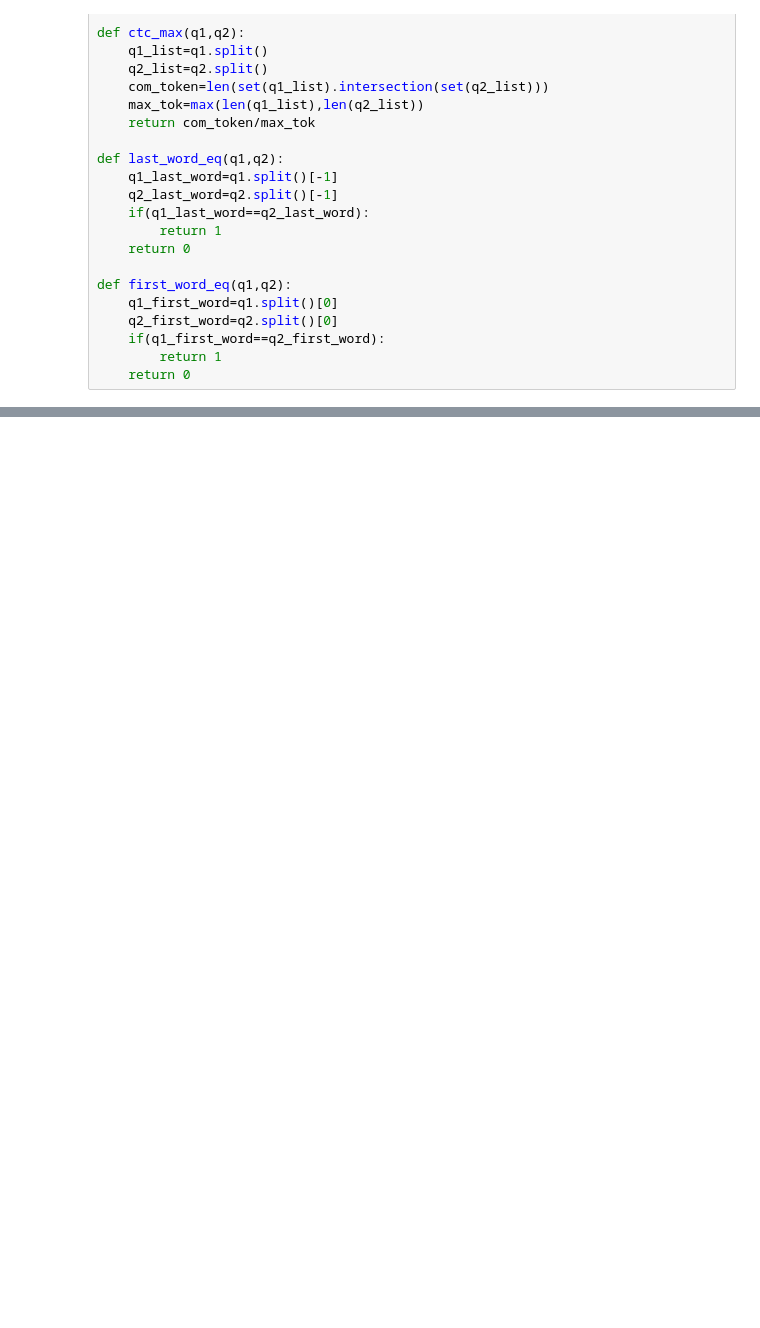
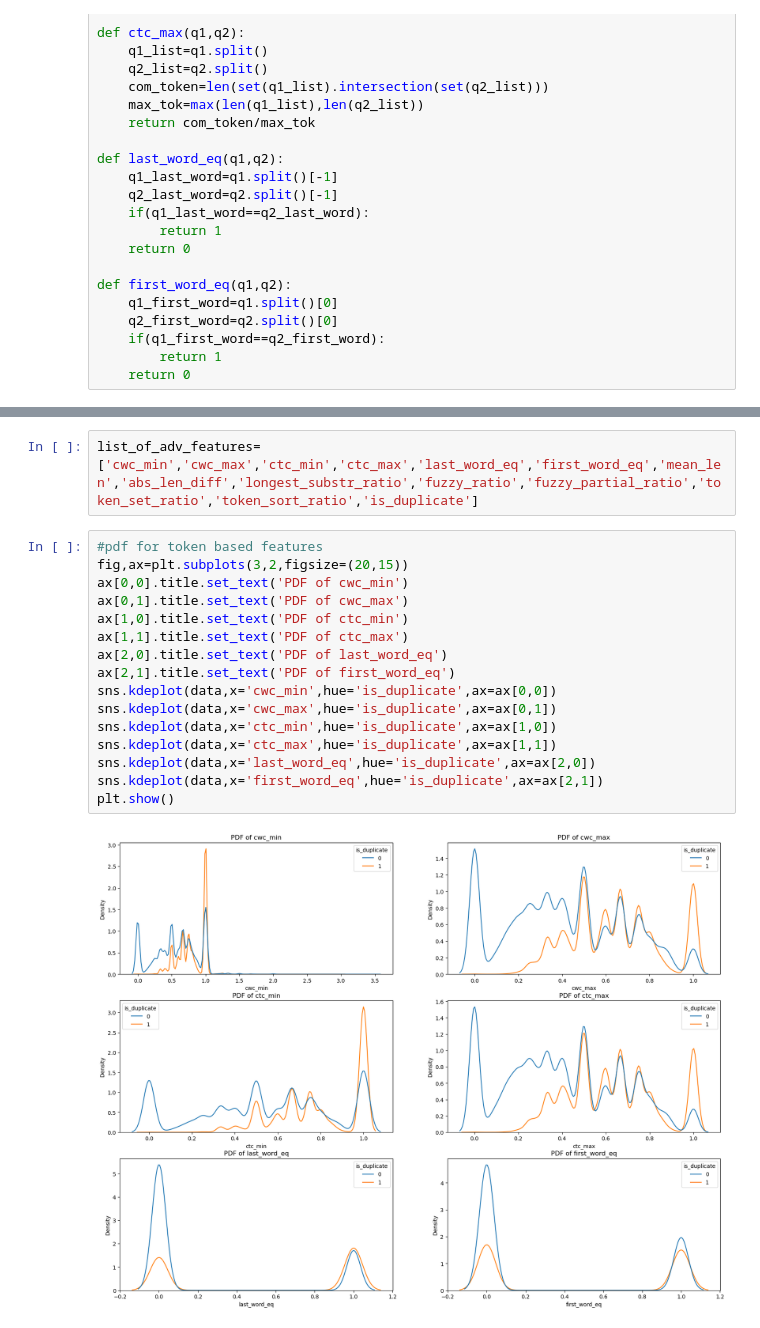
Before and after one commit to IMMRM/Question_Pair_Similarity, a Jupyter notebook: Notebooks/AdvancedFeatureEngineering.ipynb, the cells around one changed output, grey strips where cells are left out. Drawn from its saved outputs; the diff is of its cells as text; blank space fills up the shorter version.

```diff
--- a/Notebooks/AdvancedFeatureEngineering.ipynb
+++ b/Notebooks/AdvancedFeatureEngineering.ipynb
@@ -82,0 +138,20 @@ data.head(5)
+# %%
+list_of_adv_features=['cwc_min','cwc_max','ctc_min','ctc_max','last_word_eq','first_word_eq','mean_len','abs_len_diff','longest_substr_ratio','fuzzy_ratio','fuzzy_partial_ratio','token_set_ratio','token_sort_ratio','is_duplicate']
+# %%
+#pdf for token based features
+fig,ax=plt.subplots(3,2,figsize=(20,15))
+ax[0,0].title.set_text('PDF of cwc_min')
+ax[0,1].title.set_text('PDF of cwc_max')
+ax[1,0].title.set_text('PDF of ctc_min')
+ax[1,1].title.set_text('PDF of ctc_max')
+ax[2,0].title.set_text('PDF of last_word_eq')
+ax[2,1].title.set_text('PDF of first_word_eq')
+sns.kdeplot(data,x='cwc_min',hue='is_duplicate',ax=ax[0,0])
+sns.kdeplot(data,x='cwc_max',hue='is_duplicate',ax=ax[0,1])
+sns.kdeplot(data,x='ctc_min',hue='is_duplicate',ax=ax[1,0])
+sns.kdeplot(data,x='ctc_max',hue='is_duplicate',ax=ax[1,1])
+sns.kdeplot(data,x='last_word_eq',hue='is_duplicate',ax=ax[2,0])
+sns.kdeplot(data,x='first_word_eq',hue='is_duplicate',ax=ax[2,1])
+plt.show()
+# %% [output]
+[figure, added]
```
Also changed, not shown: parts of 18 cells of this notebook, 3 other files.
